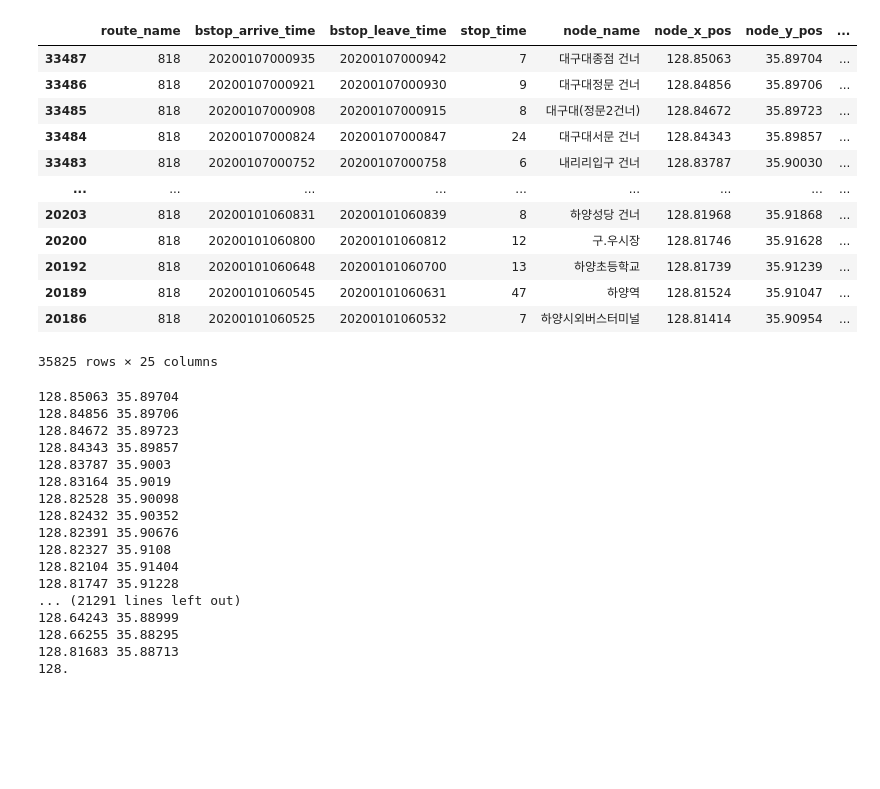
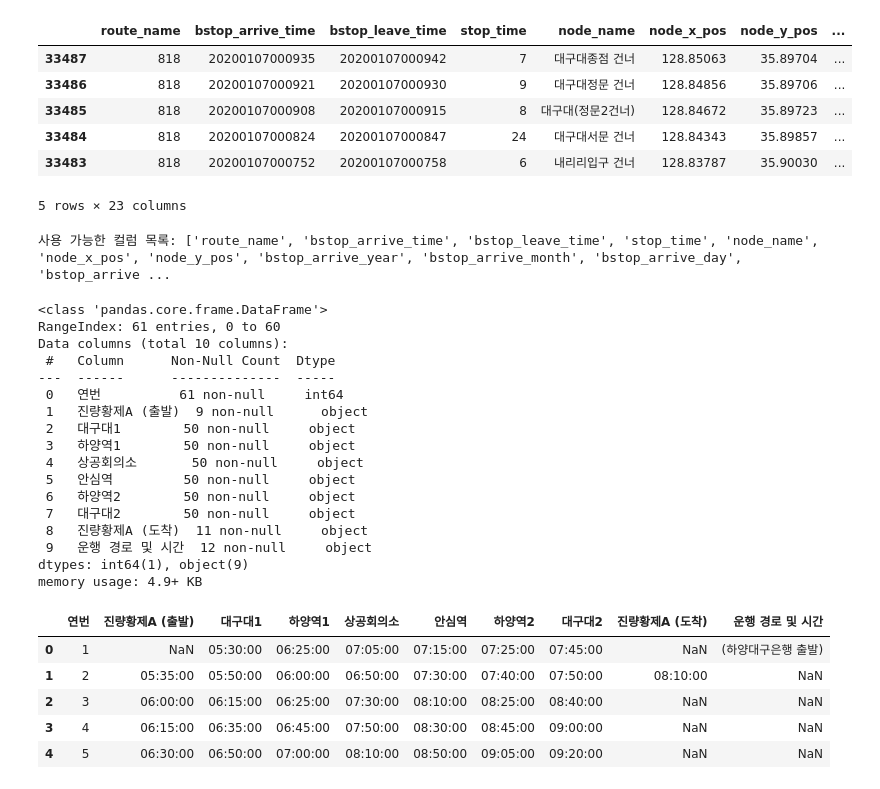
Before and after one commit to Mireu-Lab/SW-companion-program-materials, a Jupyter notebook: projects/bus-event-dataset/chart.ipynb, the cells around one changed output. Saved outputs shown, nothing was run; the diff lists cells and outputs as text; code cells hidden in the pictures; blank space fills up the shorter version.

```diff
--- a/projects/bus-event-dataset/chart.ipynb
+++ b/projects/bus-event-dataset/chart.ipynb
@@ -49,6 +93,6 @@ _gs_busevent_preprocessed818
 # %%
 _gs_busevent_preprocessed818 = _gs_busevent_preprocessed818.sort_values(by='bstop_arrive_time' ,ascending=False)
-_gs_busevent_preprocessed818
+_gs_busevent_preprocessed818.head()
 # %% [output]
 |  | route_name | bstop_arrive_time | bstop_leave_time | stop_time | node_name | node_x_pos | node_y_pos | ... |
 | 33487 | 818 | 20200107000935 | 20200107000942 | 7 | 대구대종점 건너 | 128.85063 | 35.89704 | ... |
@@ -56,10 +100,4 @@ _gs_busevent_preprocessed818
 | 33485 | 818 | 20200107000908 | 20200107000915 | 8 | 대구대(정문2건너) | 128.84672 | 35.89723 | ... |
 | 33484 | 818 | 20200107000824 | 20200107000847 | 24 | 대구대서문 건너 | 128.84343 | 35.89857 | ... |
 | 33483 | 818 | 20200107000752 | 20200107000758 | 6 | 내리리입구 건너 | 128.83787 | 35.90030 | ... |
-| ... | ... | ... | ... | ... | ... | ... | ... | ... |
-| 20203 | 818 | 20200101060831 | 20200101060839 | 8 | 하양성당 건너 | 128.81968 | 35.91868 | ... |
-| 20200 | 818 | 20200101060800 | 20200101060812 | 12 | 구.우시장 | 128.81746 | 35.91628 | ... |
-| 20192 | 818 | 20200101060648 | 20200101060700 | 13 | 하양초등학교 | 128.81739 | 35.91239 | ... |
-| 20189 | 818 | 20200101060545 | 20200101060631 | 47 | 하양역 | 128.81524 | 35.91047 | ... |
-| 20186 | 818 | 20200101060525 | 20200101060532 | 7 | 하양시외버스터미널 | 128.81414 | 35.90954 | ... |
-35825 rows × 25 columns
+5 rows × 23 columns
@@ -68,21 +104,42 @@ _gs_busevent_preprocessed818
-# %%
-for node_x_pos, node_y_posin  in zip(_gs_busevent_preprocessed818['node_x_pos'], _gs_busevent_preprocessed818['node_y_pos']):
-    print(node_x_pos, node_y_posin)
-# %% [output]
-128.85063 35.89704
-128.84856 35.89706
-128.84672 35.89723
-128.84343 35.89857
-128.83787 35.9003
-128.83164 35.9019
-128.82528 35.90098
-128.82432 35.90352
-128.82391 35.90676
-128.82327 35.9108
-128.82104 35.91404
-128.81747 35.91228
-... (21291 lines left out)
-128.64243 35.88999
-128.66255 35.88295
-128.81683 35.88713
-128.
+# %%
+# --- DEBUG: 사용 가능한 컬럼 확인 ---
+# 이전 셀에서 'plate_no' 컬럼을 찾지 못해 KeyError가 발생할 수 있습니다.
+# 아래 코드는 데이터프레임에 어떤 컬럼이 있는지 출력하여
+# 버스를 고유하게 식별하는 컬럼의 실제 이름을 찾는 데 도움을 줍니다.
+print("사용 가능한 컬럼 목록:", _gs_busevent_preprocessed818.columns.to_list())
+# %% [output]
+사용 가능한 컬럼 목록: ['route_name', 'bstop_arrive_time', 'bstop_leave_time', 'stop_time', 'node_name', 'node_x_pos', 'node_y_pos', 'bstop_arrive_year', 'bstop_arrive_month', 'bstop_arrive_day', 'bstop_arrive ...
+# %%
+import pandas as pd
+
+# |연번|진량황제A (출발)|대구대1|하양역1|상공회의소|안심역|하양역2|대구대2|진량황제A (도착)|운행 경로 및 시간|
+# |---|---|---|---|---|---|---|---|---|---|
+# |버스 회차순번|버스정류장|버스정류장|버스정류장|버스정류장|버스정류장|버스정류장|버스정류장|버스정류장|비고|
+
+_bs_node = pd.read_csv("./data/818번 버스 데이터 통계 분석 - [데이터 기준] - 버스 시간표.csv")
+_bs_node.info()
+_bs_node.head()
+# %% [output]
+<class 'pandas.core.frame.DataFrame'>
+RangeIndex: 61 entries, 0 to 60
+Data columns (total 10 columns):
+ #   Column      Non-Null Count  Dtype
+---  ------      --------------  -----
+ 0   연번          61 non-null     int64
+ 1   진량황제A (출발)  9 non-null      object
+ 2   대구대1        50 non-null     object
+ 3   하양역1        50 non-null     object
+ 4   상공회의소       50 non-null     object
+ 5   안심역         50 non-null     object
+ 6   하양역2        50 non-null     object
+ 7   대구대2        50 non-null     object
+ 8   진량황제A (도착)  11 non-null     object
+ 9   운행 경로 및 시간  12 non-null     object
+dtypes: int64(1), object(9)
+memory usage: 4.9+ KB
+|  | 연번 | 진량황제A (출발) | 대구대1 | 하양역1 | 상공회의소 | 안심역 | 하양역2 | 대구대2 | 진량황제A (도착) | 운행 경로 및 시간 |
+| 0 | 1 | NaN | 05:30:00 | 06:25:00 | 07:05:00 | 07:15:00 | 07:25:00 | 07:45:00 | NaN | (하양대구은행 출발) |
+| 1 | 2 | 05:35:00 | 05:50:00 | 06:00:00 | 06:50:00 | 07:30:00 | 07:40:00 | 07:50:00 | 08:10:00 | NaN |
+| 2 | 3 | 06:00:00 | 06:15:00 | 06:25:00 | 07:30:00 | 08:10:00 | 08:25:00 | 08:40:00 | NaN | NaN |
+| 3 | 4 | 06:15:00 | 06:35:00 | 06:45:00 | 07:50:00 | 08:30:00 | 08:45:00 | 09:00:00 | NaN | NaN |
+| 4 | 5 | 06:30:00 | 06:50:00 | 07:00:00 | 08:10:00 | 08:50:00 | 09:05:00 | 09:20:00 | NaN | NaN |
```
Also changed, not shown: parts of 18 cells of this notebook, 1 other file.
